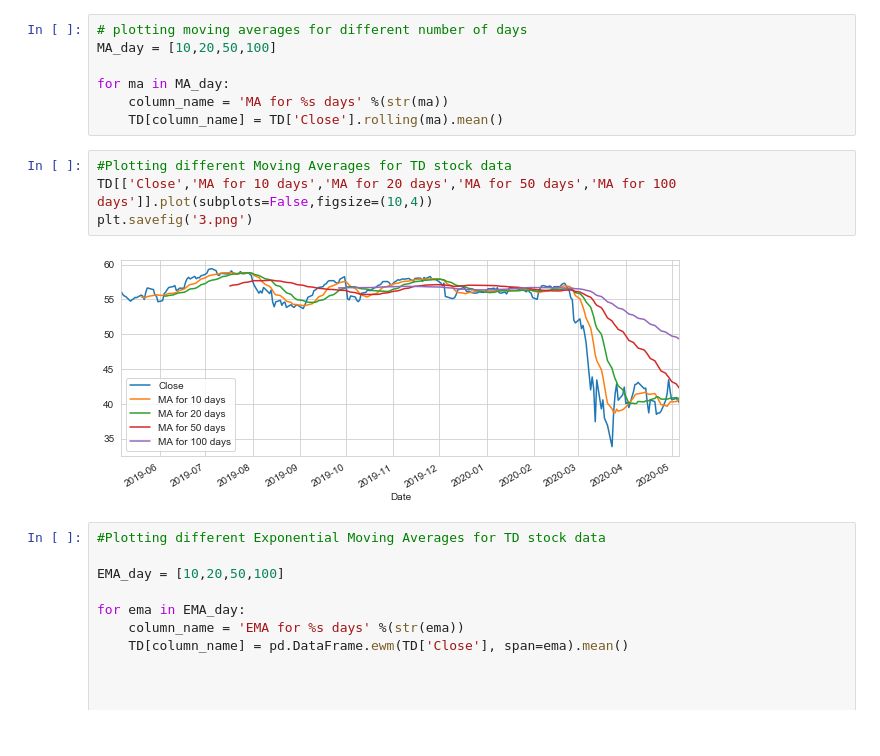
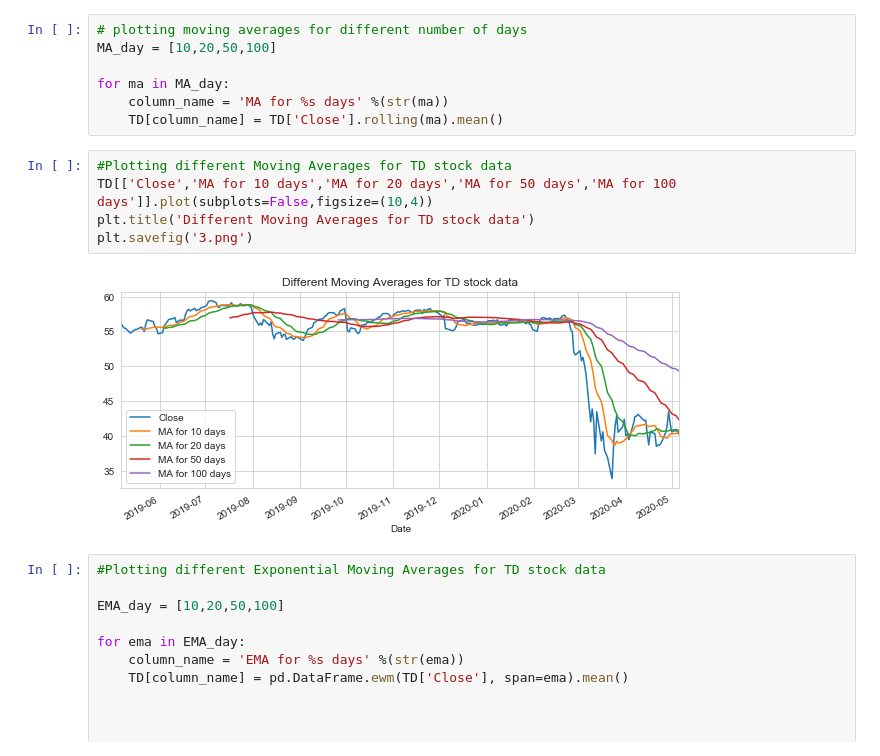
Before and after one commit to kavehamini/Stock-Market-Analysis-and-Prediction-Banks-Stocks, a Jupyter notebook: Stock-Market-Analysis-and-Prediction-Banks-Stocks.ipynb, the cells around one changed output. Cells and saved outputs as stored; diff of their text form.

```diff
--- a/Stock-Market-Analysis-and-Prediction-Banks-Stocks.ipynb
+++ b/Stock-Market-Analysis-and-Prediction-Banks-Stocks.ipynb
@@ -108,9 +108,10 @@ for ma in MA_day:
 # %%
 #Plotting different Moving Averages for TD stock data
 TD[['Close','MA for 10 days','MA for 20 days','MA for 50 days','MA for 100 days']].plot(subplots=False,figsize=(10,4))
+plt.title('Different Moving Averages for TD stock data')
 plt.savefig('3.png')
 # %% [output]
-[figure, old version]
+[figure, new version]
 # %%
 #Plotting different Exponential Moving Averages for TD stock data
 
```
Also changed, not shown: 2 other files.
